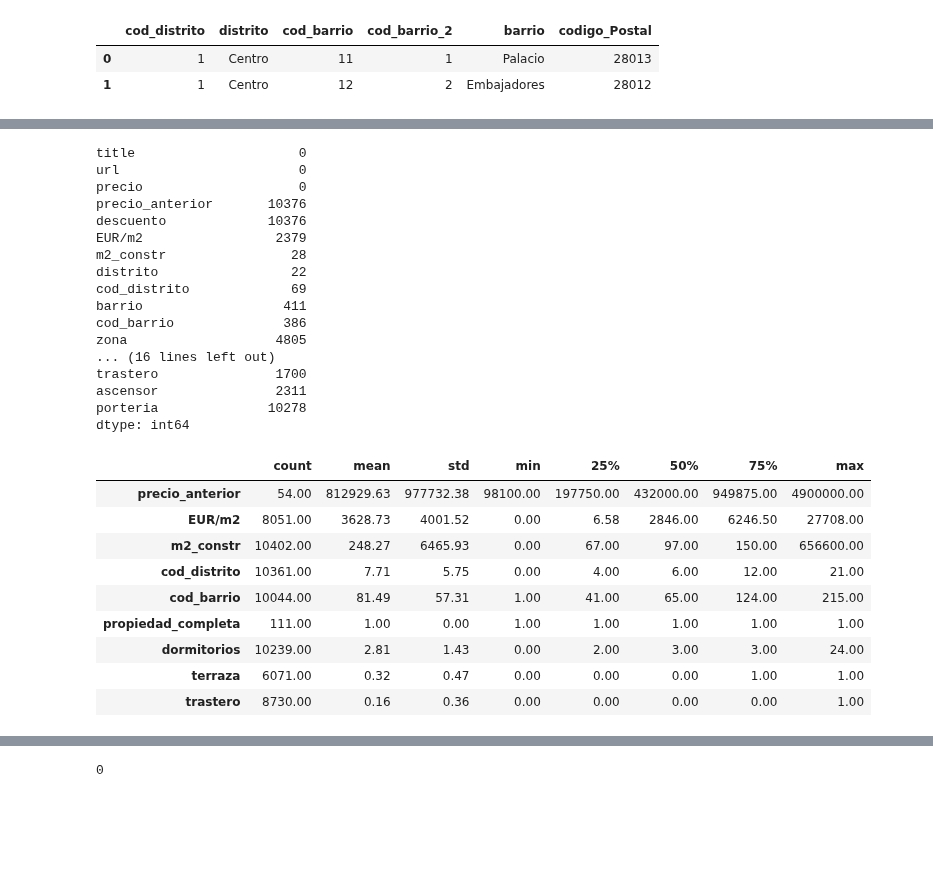
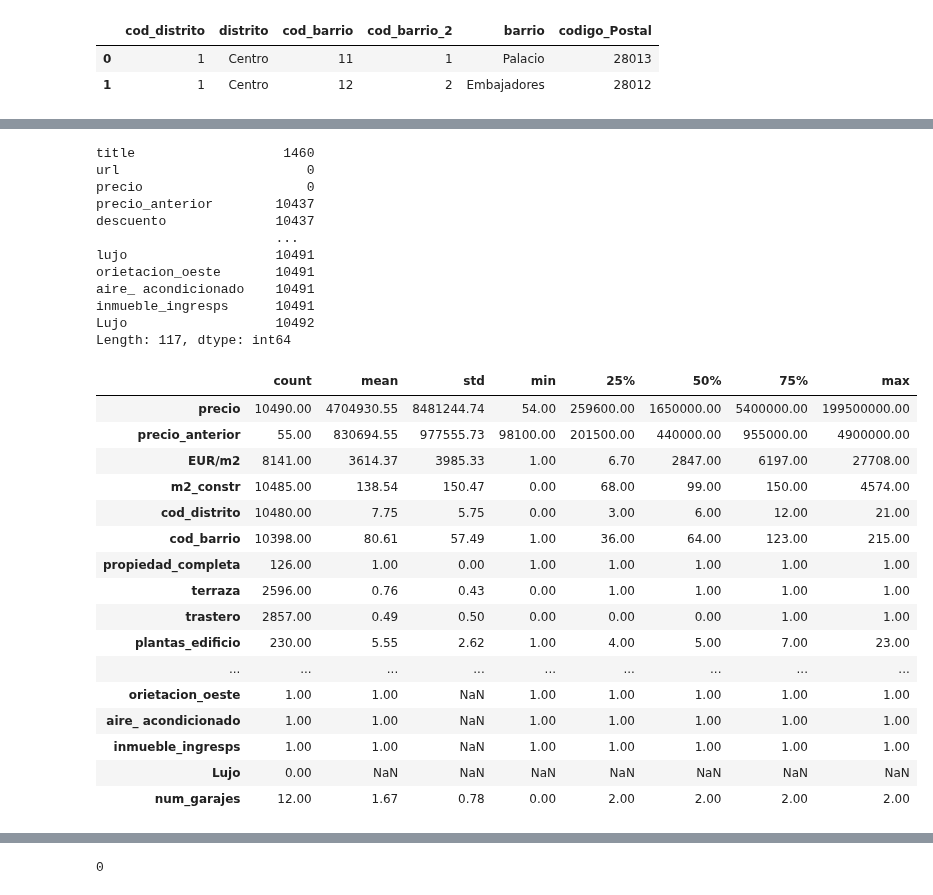
Before and after one commit to avaquerocastro/precios-de-vivienda-madrid, a Jupyter notebook: codigo/01-preprocesamiento-de-datos/Revision_columnas/Revision_Columnas01032025.ipynb, the cells around one changed output, grey strips where cells are left out. Cells and saved outputs as stored; diff of their text form; code cells hidden in the pictures; blank space fills up the shorter version.

Commit message:
Revisada la union de los datasetd

```diff
--- a/codigo/01-preprocesamiento-de-datos/Revision_columnas/Revision_Columnas01032025.ipynb
+++ b/codigo/01-preprocesamiento-de-datos/Revision_columnas/Revision_Columnas01032025.ipynb
@@ -197,7 +197,8 @@ print(os.getcwd())
 # %% [output]
 c:\Users\extas\Documents\GitHub\precios-de-vivienda-madrid\codigo\01-preprocesamiento-de-datos\Revision_columnas
 # %%
-df17= pd.read_csv('./data/dfpisosCompleto17012025.csv',index_col=False)
+#df17= pd.read_csv('./data/dfpisosCompleto17012025.csv',index_col=False)
+df17= pd.read_csv('./data/20250301_Union_todos.csv',index_col=False)
 # %%
 dfbarrios= pd.read_excel('../02-datos-limpios/distr_barrios_codpostal.xlsx')
 # %%
@@ -208,5 +209,3 @@ dfbarrios.head(2)
 |  | cod_distrito | distrito | cod_barrio | cod_barrio_2 | barrio | codigo_Postal |
 | 0 | 1 | Centro | 11 | 1 | Palacio | 28013 |
 | 1 | 1 | Centro | 12 | 2 | Embajadores | 28012 |
-# %%
-df17 = df17.loc[:, ~df17.columns.str.contains('^Unnamed')]
@@ -300,37 +286,38 @@ df_131.sample(5)
 # %%
 # Chqueo de nulos en todas las columnas
-
-df_131.isna().sum()
+df17.isna().sum()
 # Muestreo estadistico de las columnas
 # %% [output]
-title                     0
-url                       0
-precio                    0
-precio_anterior       10376
-descuento             10376
-EUR/m2                 2379
-m2_constr                28
-distrito                 22
-cod_distrito             69
-barrio                  411
-cod_barrio              386
-zona                   4805
-... (16 lines left out)
-trastero               1700
-ascensor               2311
-porteria              10278
-dtype: int64
+title                   1460
+url                        0
+precio                     0
+precio_anterior        10437
+descuento              10437
+                       ...
+lujo                   10491
+orietacion_oeste       10491
+aire_ acondicionado    10491
+inmueble_ingresps      10491
+Lujo                   10492
+Length: 117, dtype: int64
 # %%
 
-df_131.describe().T
+df17.describe().T
 # %% [output]
 |  | count | mean | std | min | 25% | 50% | 75% | max |
-| precio_anterior | 54.00 | 812929.63 | 977732.38 | 98100.00 | 197750.00 | 432000.00 | 949875.00 | 4900000.00 |
-| EUR/m2 | 8051.00 | 3628.73 | 4001.52 | 0.00 | 6.58 | 2846.00 | 6246.50 | 27708.00 |
-| m2_constr | 10402.00 | 248.27 | 6465.93 | 0.00 | 67.00 | 97.00 | 150.00 | 656600.00 |
-| cod_distrito | 10361.00 | 7.71 | 5.75 | 0.00 | 4.00 | 6.00 | 12.00 | 21.00 |
-| cod_barrio | 10044.00 | 81.49 | 57.31 | 1.00 | 41.00 | 65.00 | 124.00 | 215.00 |
-| propiedad_completa | 111.00 | 1.00 | 0.00 | 1.00 | 1.00 | 1.00 | 1.00 | 1.00 |
-| dormitorios | 10239.00 | 2.81 | 1.43 | 0.00 | 2.00 | 3.00 | 3.00 | 24.00 |
-| terraza | 6071.00 | 0.32 | 0.47 | 0.00 | 0.00 | 0.00 | 1.00 | 1.00 |
-| trastero | 8730.00 | 0.16 | 0.36 | 0.00 | 0.00 | 0.00 | 0.00 | 1.00 |
+| precio | 10490.00 | 4704930.55 | 8481244.74 | 54.00 | 259600.00 | 1650000.00 | 5400000.00 | 199500000.00 |
+| precio_anterior | 55.00 | 830694.55 | 977555.73 | 98100.00 | 201500.00 | 440000.00 | 955000.00 | 4900000.00 |
+| EUR/m2 | 8141.00 | 3614.37 | 3985.33 | 1.00 | 6.70 | 2847.00 | 6197.00 | 27708.00 |
+| m2_constr | 10485.00 | 138.54 | 150.47 | 0.00 | 68.00 | 99.00 | 150.00 | 4574.00 |
+| cod_distrito | 10480.00 | 7.75 | 5.75 | 0.00 | 3.00 | 6.00 | 12.00 | 21.00 |
+| cod_barrio | 10398.00 | 80.61 | 57.49 | 1.00 | 36.00 | 64.00 | 123.00 | 215.00 |
+| propiedad_completa | 126.00 | 1.00 | 0.00 | 1.00 | 1.00 | 1.00 | 1.00 | 1.00 |
+| terraza | 2596.00 | 0.76 | 0.43 | 0.00 | 1.00 | 1.00 | 1.00 | 1.00 |
+| trastero | 2857.00 | 0.49 | 0.50 | 0.00 | 0.00 | 0.00 | 1.00 | 1.00 |
+| plantas_edificio | 230.00 | 5.55 | 2.62 | 1.00 | 4.00 | 5.00 | 7.00 | 23.00 |
+| ... | ... | ... | ... | ... | ... | ... | ... | ... |
+| orietacion_oeste | 1.00 | 1.00 | NaN | 1.00 | 1.00 | 1.00 | 1.00 | 1.00 |
+| aire_ acondicionado | 1.00 | 1.00 | NaN | 1.00 | 1.00 | 1.00 | 1.00 | 1.00 |
+| inmueble_ingresps | 1.00 | 1.00 | NaN | 1.00 | 1.00 | 1.00 | 1.00 | 1.00 |
+| Lujo | 0.00 | NaN | NaN | NaN | NaN | NaN | NaN | NaN |
+| num_garajes | 12.00 | 1.67 | 0.78 | 0.00 | 2.00 | 2.00 | 2.00 | 2.00 |
```
Also changed, not shown: parts of 51 cells of this notebook, 7 other files.
